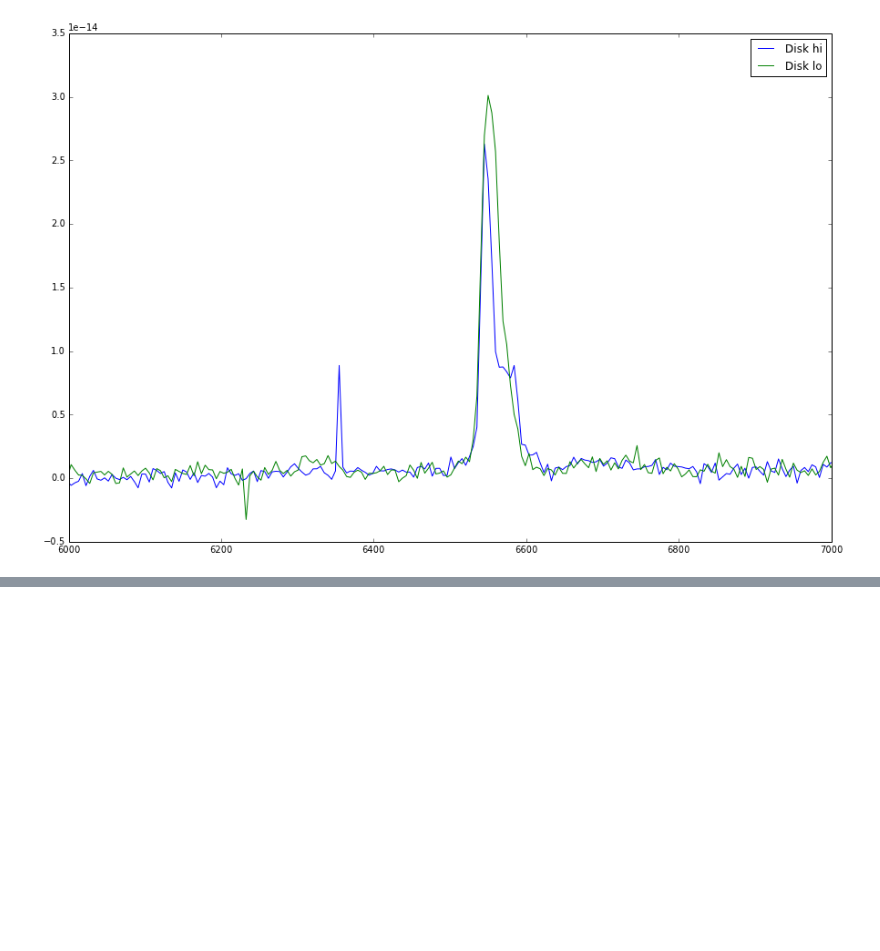
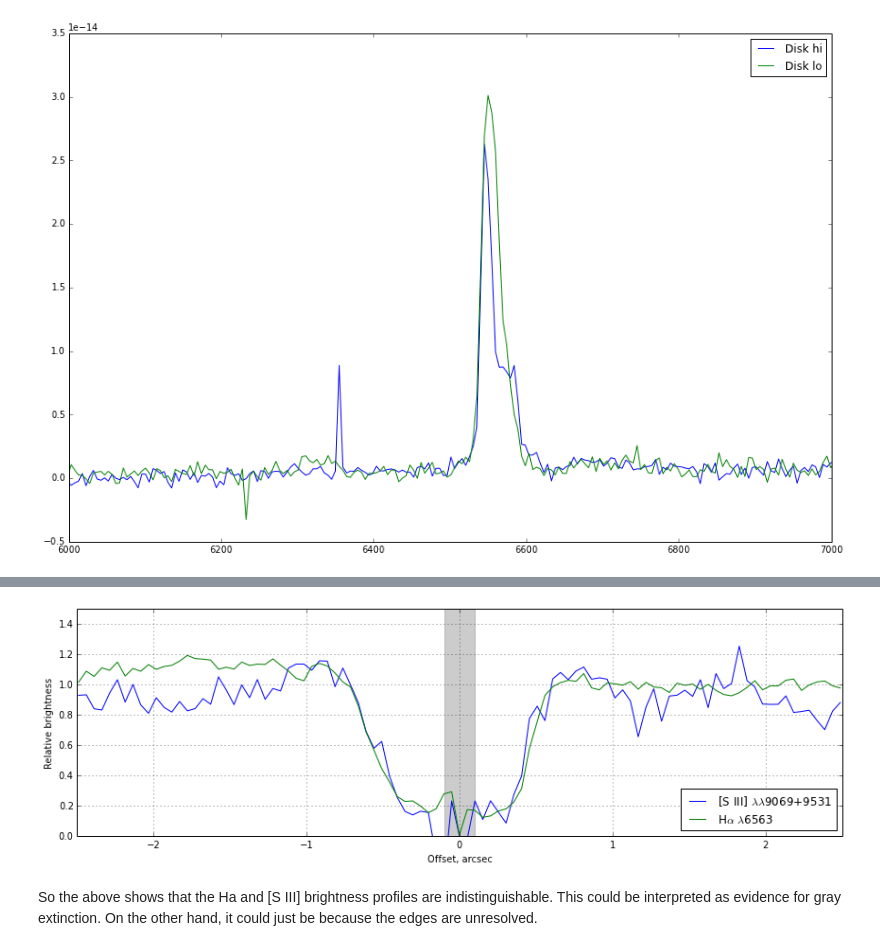
Before and after one commit to will-henney/orion-dust, a Jupyter notebook: STIS disk.ipynb, the cells around one changed output, grey strips where cells are left out. Saved outputs shown, nothing was run; the diff lists cells and outputs as text; code cells hidden in the pictures; blank space fills up the shorter version.

Commit message:
Finish the profile cuts of STIS spectra

```diff
--- a/STIS disk.ipynb
+++ b/STIS disk.ipynb
@@ -91,0 +209,25 @@ x
+# %%
+hdu1 = fits.open("stis-218-354-H_alpha-nc.fits")[0]
+ny, x0, j0, dx = [hdu1.header[k] for k in "NAXIS2", "CRVAL2", "CRPIX2", "CD2_2"]
+xpos = x0 + (np.arange(ny) - (j0 - 1))*dx
+hdu2 = fits.open("stis-218-354-S_III_9531-nc.fits")[0]
+hdu3 = fits.open("stis-218-354-S_III_9069-nc.fits")[0]
+ha_trace = np.median(hdu1.data[:, 33:35], axis=1)
+siii = hdu2.data + hdu3.data
+siii_trace = np.median(siii[:, 33:35], axis=1)
+plot(xpos*3600, siii_trace/1.5e-14, label=r"[S III] $\lambda\lambda$9069+9531")
+plot(xpos*3600, ha_trace/3.2e-14, label=r"H$\alpha$ $\lambda$6563")
+fill_betweenx([0,1.5], [-0.1, -0.1], [0.1, 0.1], color="k", alpha=0.2)
+ylim(0.0, None)
+xlim(-2.5, 2.5)
+legend(loc="lower right")
+xlabel("Offset, arcsec")
+ylabel("Relative brightness")
+grid()
+gcf().set_size_inches(12,4)
+gcf().tight_layout()
+gcf().savefig("stis-218-354-compare.pdf")
+# %% [output]
+[figure, added]
+# %% [markdown]
+So the above shows that the Ha and [S III] brightness profiles are indistinguishable.   This could be interpreted as evidence for gray extinction.  On the other hand, it could just be because the edges are unresolved.
```
Also changed, not shown: parts of 18 cells of this notebook, 20 other files.
